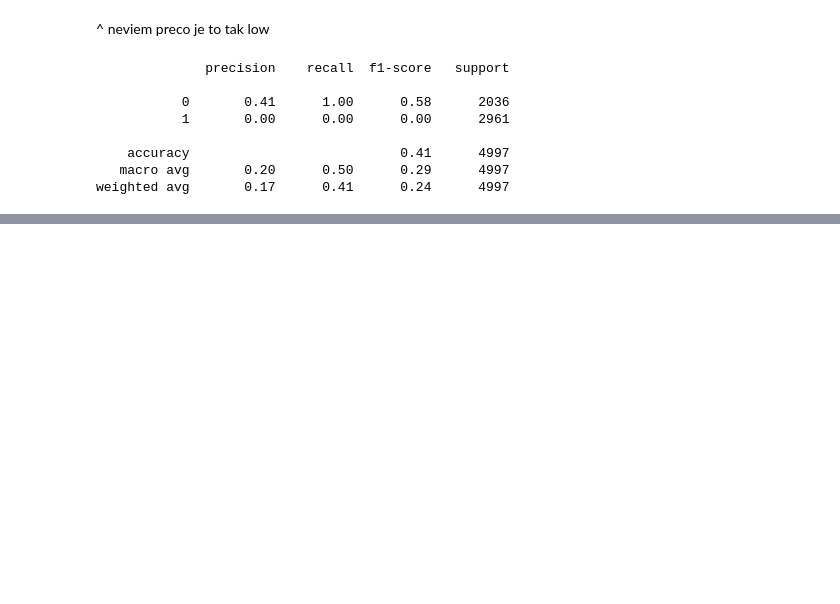
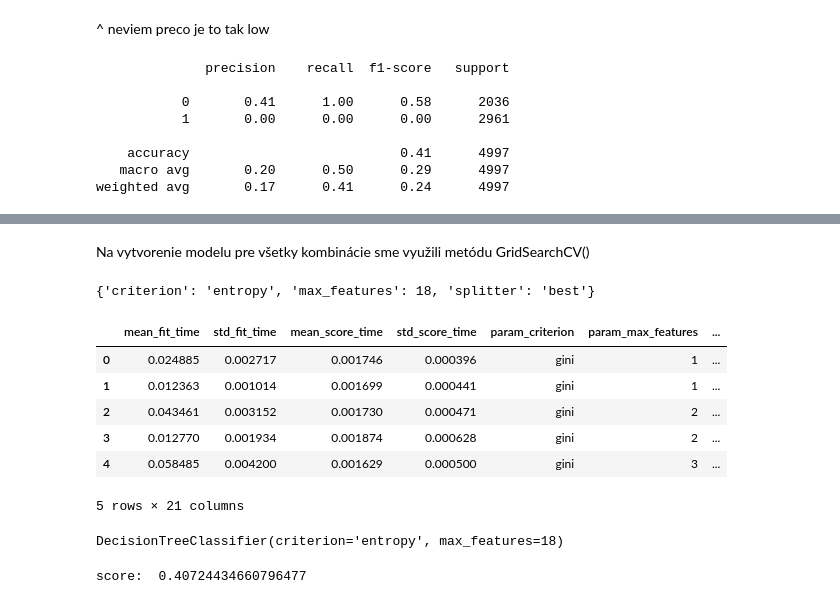
Before and after one commit to Marraff/inteligent-data-analysis, a Jupyter notebook: 3-faza-projekt-IAU.ipynb, the cells around one changed output, grey strips where cells are left out. Drawn from its saved outputs; the diff is of its cells as text; code cells hidden in the pictures; blank space fills up the shorter version.

```diff
--- a/3-faza-projekt-IAU.ipynb
+++ b/3-faza-projekt-IAU.ipynb
@@ -158,0 +169,27 @@ weighted avg       0.17      0.41      0.24      4997
+# %%
+parameters = {'criterion': ('gini','entropy'), 'splitter': ('best','random'), 'max_features':range(1,20,1)}
+optimization = GridSearchCV(dtf, parameters,cv=10,scoring="accuracy")
+result = optimization.fit(use_train_data, train_target)
+# %% [markdown]
+Na vytvorenie modelu pre všetky kombinácie sme využili metódu GridSearchCV()
+# %%
+params = optimization.best_params_
+params
+# %% [output]
+{'criterion': 'entropy', 'max_features': 18, 'splitter': 'best'}
+# %%
+tab = pd.DataFrame(optimization.cv_results_)
+tab.head()
+# %% [output]
+|  | mean_fit_time | std_fit_time | mean_score_time | std_score_time | param_criterion | param_max_features | ... |
+| 0 | 0.024885 | 0.002717 | 0.001746 | 0.000396 | gini | 1 | ... |
+| 1 | 0.012363 | 0.001014 | 0.001699 | 0.000441 | gini | 1 | ... |
+| 2 | 0.043461 | 0.003152 | 0.001730 | 0.000471 | gini | 2 | ... |
+| 3 | 0.012770 | 0.001934 | 0.001874 | 0.000628 | gini | 2 | ... |
+| 4 | 0.058485 | 0.004200 | 0.001629 | 0.000500 | gini | 3 | ... |
+5 rows × 21 columns
+# %%
+opt = optimization.best_estimator_
+opt
+# %% [output]
+DecisionTreeClassifier(criterion='entropy', max_features=18)
@@ -158,0 +201,4 @@ weighted avg       0.17      0.41      0.24      4997
+# %%
+print("score: ",metrics.accuracy_score(test_target,predict))
+# %% [output]
+score:  0.40724434660796477
```
Also changed, not shown: parts of 6 cells of this notebook.
